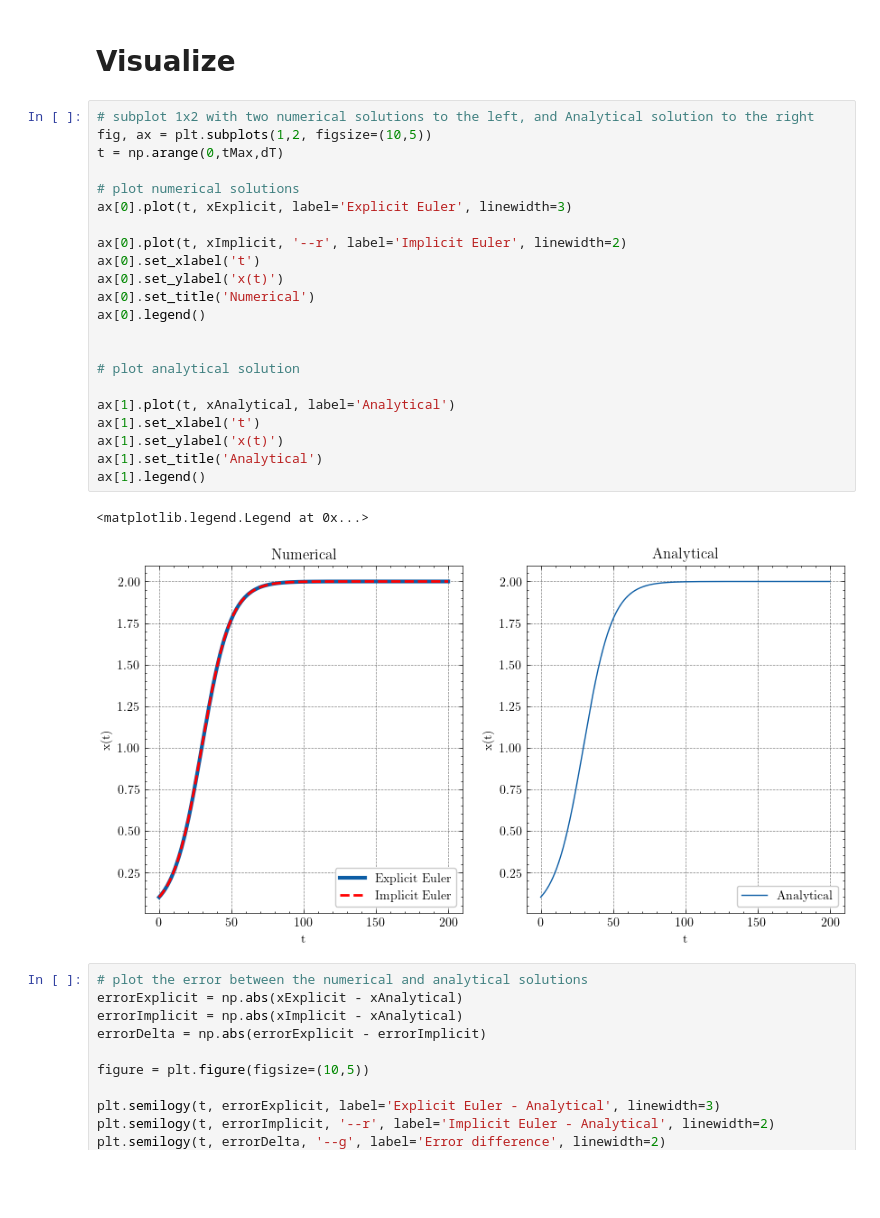
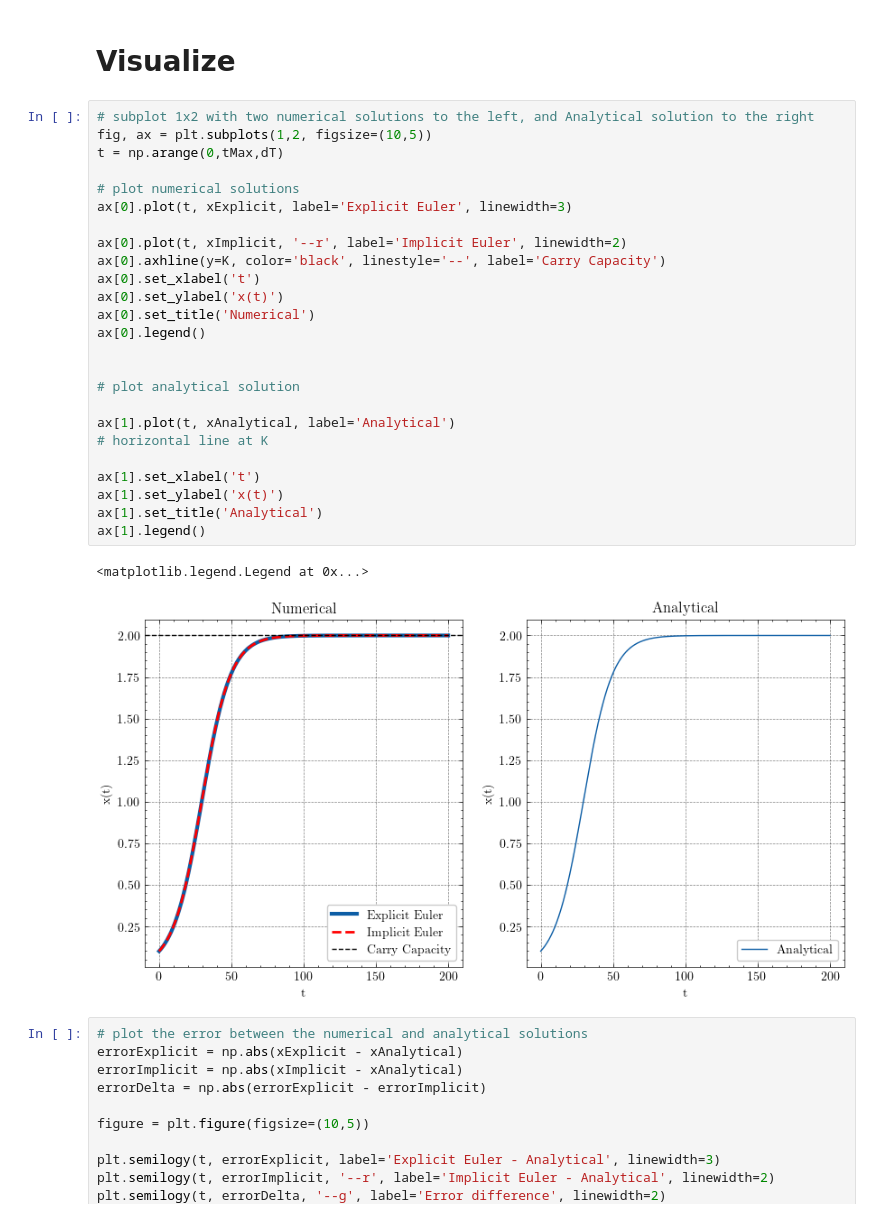
Before and after one commit to FelixWaldschock/Chalmers_FFR120_Simulation_Of_Complex_System, a Jupyter notebook: HW_04/Exercise_14-7.ipynb, the cells around one changed output. Cells and saved outputs as stored; diff of their text form; blank space fills up the shorter version.

```diff
--- a/HW_04/Exercise_14-7.ipynb
+++ b/HW_04/Exercise_14-7.ipynb
@@ -81,28 +81,31 @@ xImplicit = implicitEulerIntegration(x0, K, r, dT, N)
 # %%
 # subplot 1x2 with two numerical solutions to the left, and Analytical solution to the right
 fig, ax = plt.subplots(1,2, figsize=(10,5))
 t = np.arange(0,tMax,dT)
 
 # plot numerical solutions
 ax[0].plot(t, xExplicit, label='Explicit Euler', linewidth=3)
 
 ax[0].plot(t, xImplicit, '--r', label='Implicit Euler', linewidth=2)
+ax[0].axhline(y=K, color='black', linestyle='--', label='Carry Capacity')
 ax[0].set_xlabel('t')
 ax[0].set_ylabel('x(t)')
 ax[0].set_title('Numerical')
 ax[0].legend()
 
 
 # plot analytical solution
 
 ax[1].plot(t, xAnalytical, label='Analytical')
+# horizontal line at K
+
 ax[1].set_xlabel('t')
 ax[1].set_ylabel('x(t)')
 ax[1].set_title('Analytical')
 ax[1].legend()
 # %% [output]
 <matplotlib.legend.Legend at 0x...>
-[figure, old version]
+[figure, new version]
 # %%
 # plot the error between the numerical and analytical solutions
 errorExplicit = np.abs(xExplicit - xAnalytical)
```
Also changed, not shown: parts of 2 cells of this notebook.
